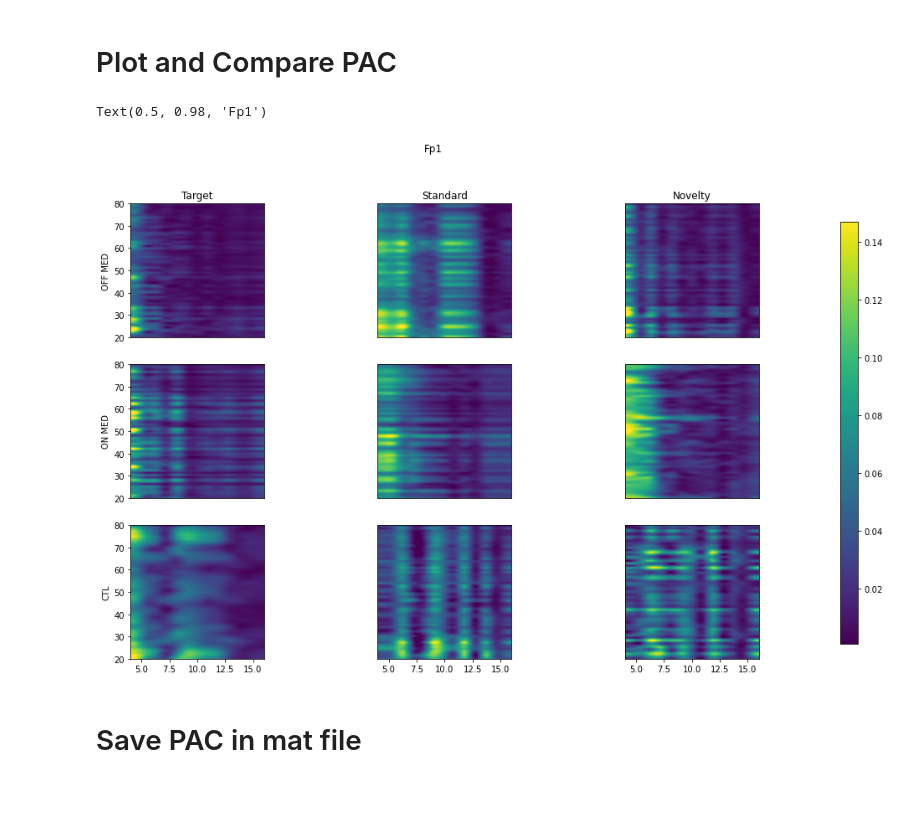
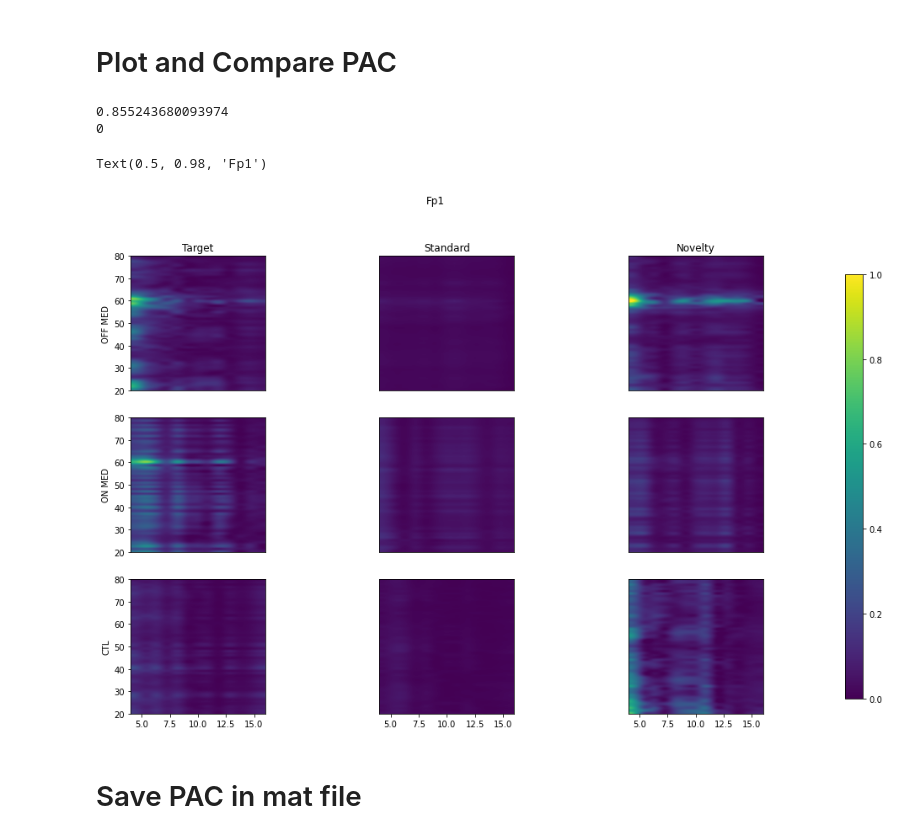
Before and after one commit to AIRLab-Sharif/Parkinson-PAC, a Jupyter notebook: python/check_pipline_on_subject.ipynb, the cells around one changed output. Saved outputs shown, nothing was run; the diff lists cells and outputs as text; code cells hidden in the pictures; blank space fills up the shorter version.

```diff
--- a/python/check_pipline_on_subject.ipynb
+++ b/python/check_pipline_on_subject.ipynb
@@ -74,7 +77,7 @@ tasks_df = sp.create_tasks_df('D:\Mastersharif\MasterProject\data\parkinsons-odd
 
 
 temp = tasks_df['pd_drug_type']
-index = 3
+index = 2
 t = np.linspace(-0.2,1,601)
 
 off_medication = temp[temp==0].index[index]
@@ -87,7 +90,7 @@ Tr_on,Nov_on,_,_,_ = mmn_sub_calculation(tasks_df.iloc[on_medication])
 
 Tr_ctl,Nov_ctl,_,_,_ = mmn_sub_calculation(tasks_df.iloc[ctl])
 
-channel_name = 'C3'
+channel_name = 'Fp1'
 range = 1.3
 fig, ax = plt.subplots(3,2)
 ax[0,0].plot(t,Tr_off[channel_name])
@@ -209,39 +212,62 @@ _,_,dict_erp[0], dict_erp[1], dict_erp[2] = mmn_sub_calculation(tasks_df.iloc[of
 
 _,_,dict_erp[3], dict_erp[4], dict_erp[5] = mmn_sub_calculation(tasks_df.iloc[on_medication])
 
 _,_,dict_erp[6], dict_erp[7], dict_erp[8] = mmn_sub_calculation(tasks_df.iloc[ctl])
 
-# channel_name = 'Fp1'
+channel_name = 'Fp1'
 dict_pac_dist = {}
+normalized_version_pac_dist = {}
+mmin = 0
+mmax = 0
 for i in np.arange(9):
     temp = pac.rid_rihaczek(dict_erp[i][channel_name],500)
     dict_pac_dist[i] = pac.tfMVL_tfd2_2d(temp,temp,gamma,beta)
-
+    tmax=np.max(dict_pac_dist[i])
+    tmin = np.min(dict_pac_dist[i])
+    if tmax > mmax:
+        mmax = tmax
+    if tmin < mmin:
+        mmin = tmin
+for i in np.arange(9):
+    normalized_version_pac_dist[i] = (dict_pac_dist[i]-mmin)/(mmax-mmin)
+mmin = 0
+mmax = 0
+for i in np.arange(9):
+    tmax=np.max(dict_pac_dist[i])
+    tmin = np.min(dict_pac_dist[i])
+    if tmax > mmax:
+        mmax = tmax
+    if tmin < mmin:
+        mmin = tmin
+print(mmax)
+print(mmin)
 fig, axs = plt.subplots(3, 3, sharex=True, sharey=True, figsize=(15, 10))
 #     vmin, vmax = get_percent(np.log(mvl_2ds[:, :, :, ch].mean(axis=1)), 0.83)
 counter = 0
 for i, j in itertools.product(np.arange(3), np.arange(3)):
-    im = plot_pac(dict_pac_dist[counter], ax=axs[i, j],)
-#                       vmin=vmin, vmax=vmax)
+    im = plot_pac(normalized_version_pac_dist[counter], ax=axs[i, j],vmin=0, vmax=1)
+#                       vmin=0, vmax=1)
     axs[i, j].xaxis.set_visible(False)
     axs[i, j].yaxis.set_visible(False)
     counter = counter + 1
     # fig.colorbar(im, ax=axs.ravel().tolist(), location='right', shrink=0.95)
 cbar_ax = fig.add_axes([0.95, 0.15, 0.02, 0.7])
 fig.colorbar(im, cax=cbar_ax)
 # cbar = fig.colorbar(ims[i][j], ax=axs.ra//vel().tolist(), shrink=0.95)
 groups = ['OFF MED','ON MED', 'CTL']
 event_types = ['Target','Standard','Novelty']
 for i in np.arange(3):
     axs[i, 0].set_ylabel(groups[i])
     axs[0, i].set_title(event_types[i])
 
     axs[-1, i].xaxis.set_visible(True)
     axs[i, 0].yaxis.set_visible(True)
 fig.suptitle(f'{channel_name}', fontsize=12)
 # %% [output]
-Text(0.5, 0.98, 'Fp1')
+0.855243680093974
+0
+Text(0.5, 0.98, 'Fp1')
-[figure, old version]
+[figure, new version]
 # %% [markdown]
 # Save PAC in mat file
 # %%
```
Also changed, not shown: parts of 8 cells of this notebook, 1 other file.
